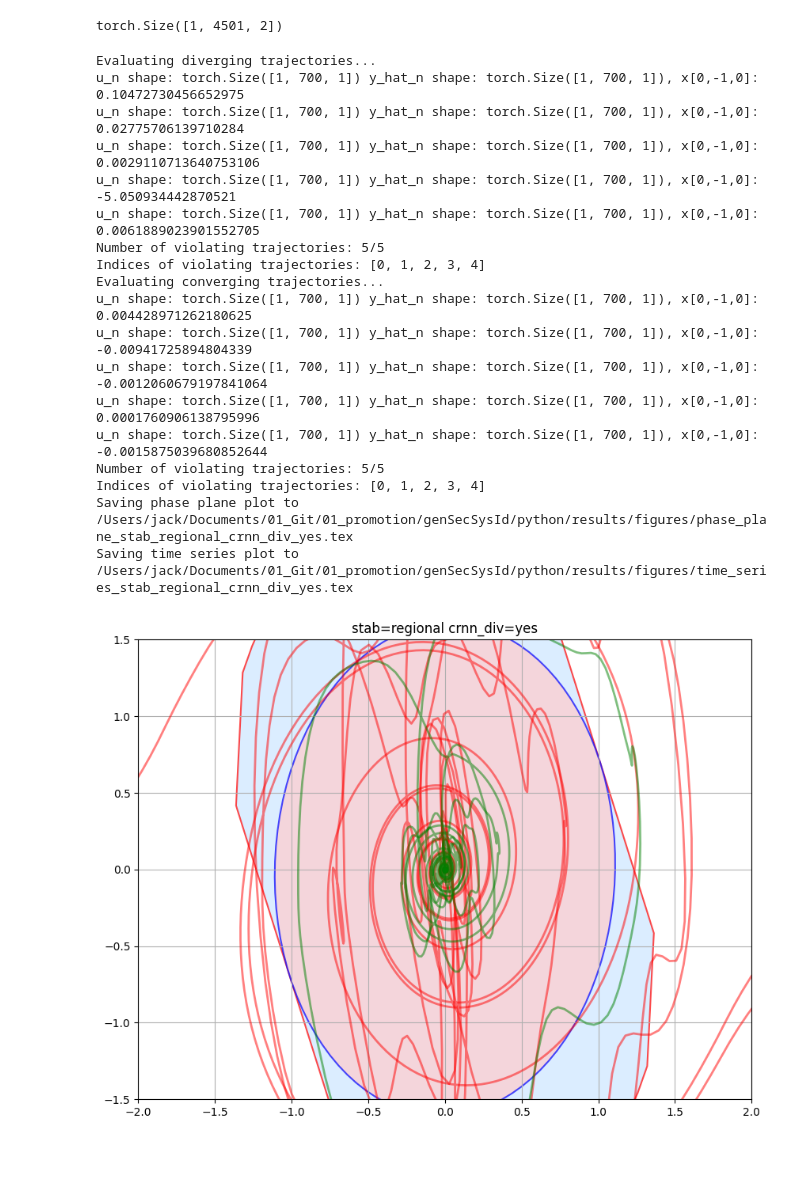
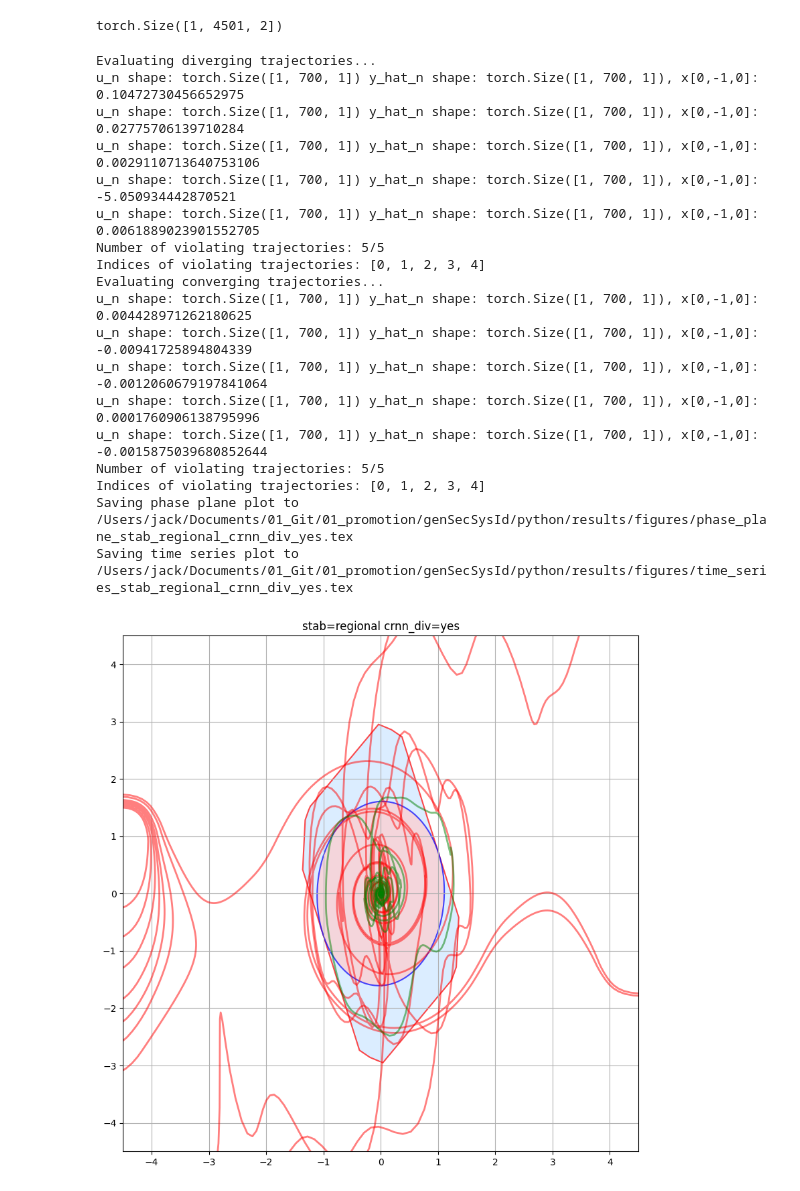
Before and after one commit to Dany-L/genSecSysId, a Jupyter notebook: python/notebooks/compare_run_ids.ipynb, the cells around one changed output. Drawn from its saved outputs; the diff is of its cells as text; code cells hidden in the pictures; blank space fills up the shorter version.

```diff
--- a/python/notebooks/compare_run_ids.ipynb
+++ b/python/notebooks/compare_run_ids.ipynb
@@ -417,8 +417,8 @@ names = ['stab=regional crnn_div=no', 'stab=global crnn_div=no', 'stab=none_div=
 
 models_dict = [
     {'name': 'stab=regional crnn_div=yes', 'run_id':'3915a97b4fcd4c91a8101da09ccba3ce'},
-    # {'name': 'stab=global crnn_div=yes', 'run_id':'2f9e1718cc1949529519c7d63a91b103'},
-    # {'name': 'stab=none_div=yes', 'run_id':'13599b7e3ee9402f9203b6e2c1b163e2'}
+    {'name': 'stab=global crnn_div=yes', 'run_id':'7b562dda33a4410a9bc78db21dcc1bb3'},
+    {'name': 'stab=none_div=yes', 'run_id':'c6f07cb26af44d86be4d2bebf3577741'}
 ]
 # %%
 models_list = []
@@ -552,8 +554,8 @@ for model_dict in models_list:
         plot_polytope(ax, H, fill=True)
         plot_ellipse(ax, X, s, fill=True)
     if nx == 2:
-        ax.set_xlim([-2.0, 2.0])
-        ax.set_ylim([-1.5, 1.5])
+        ax.set_xlim([-4.5, 4.5])
+        ax.set_ylim([-4.5, 4.5])
         ax.set_aspect('equal')
     elif nx == 1:
         ax.set_ylim([-2.0, 2.0])
@@ -596,34 +598,34 @@ for model_dict in models_list:
                 violations_counts.append(idx)
 
 
         print(f"Number of violating trajectories: {len(violations_counts)}/{len(u_dict['inputs'])}")
         print(f"Indices of violating trajectories: {violations_counts}")
     plot_path_phase = str(project_root / 'results' / 'figures' / f'phase_plane_{model_dict["name"].replace(" ", "_").replace("=","_")}.tex')
     plot_path_time = str(project_root / 'results' / 'figures' / f'time_series_{model_dict["name"].replace(" ", "_").replace("=","_")}.tex')
     print(f"Saving phase plane plot to {plot_path_phase}")
     tikzplotlib.save(plot_path_phase, figure=fig)
     print(f"Saving time series plot to {plot_path_time}")
     tikzplotlib.save(plot_path_time, figure=fig2)
 # %% [output]
 Evaluating diverging trajectories...
 u_n shape: torch.Size([1, 700, 1]) y_hat_n shape: torch.Size([1, 700, 1]), x[0,-1,0]: 0.10472730456652975
 u_n shape: torch.Size([1, 700, 1]) y_hat_n shape: torch.Size([1, 700, 1]), x[0,-1,0]: 0.02775706139710284
 u_n shape: torch.Size([1, 700, 1]) y_hat_n shape: torch.Size([1, 700, 1]), x[0,-1,0]: 0.0029110713640753106
 u_n shape: torch.Size([1, 700, 1]) y_hat_n shape: torch.Size([1, 700, 1]), x[0,-1,0]: -5.050934442870521
 u_n shape: torch.Size([1, 700, 1]) y_hat_n shape: torch.Size([1, 700, 1]), x[0,-1,0]: 0.0061889023901552705
 Number of violating trajectories: 5/5
 Indices of violating trajectories: [0, 1, 2, 3, 4]
 Evaluating converging trajectories...
 u_n shape: torch.Size([1, 700, 1]) y_hat_n shape: torch.Size([1, 700, 1]), x[0,-1,0]: 0.004428971262180625
 u_n shape: torch.Size([1, 700, 1]) y_hat_n shape: torch.Size([1, 700, 1]), x[0,-1,0]: -0.00941725894804339
 u_n shape: torch.Size([1, 700, 1]) y_hat_n shape: torch.Size([1, 700, 1]), x[0,-1,0]: -0.0012060679197841064
 u_n shape: torch.Size([1, 700, 1]) y_hat_n shape: torch.Size([1, 700, 1]), x[0,-1,0]: 0.0001760906138795996
 u_n shape: torch.Size([1, 700, 1]) y_hat_n shape: torch.Size([1, 700, 1]), x[0,-1,0]: -0.0015875039680852644
 Number of violating trajectories: 5/5
 Indices of violating trajectories: [0, 1, 2, 3, 4]
 Saving phase plane plot to /Users/jack/Documents/01_Git/01_promotion/genSecSysId/python/results/figures/phase_plane_stab_regional_crnn_div_yes.tex
 Saving time series plot to /Users/jack/Documents/01_Git/01_promotion/genSecSysId/python/results/figures/time_series_stab_regional_crnn_div_yes.tex
-[figure, old version]
+[figure, new version]
 [figure]
 # %%
 # Random initial conditions, zero input. Each model trajectory is coloured by
```
Also changed, not shown: parts of 6 cells of this notebook, 3 other files.
